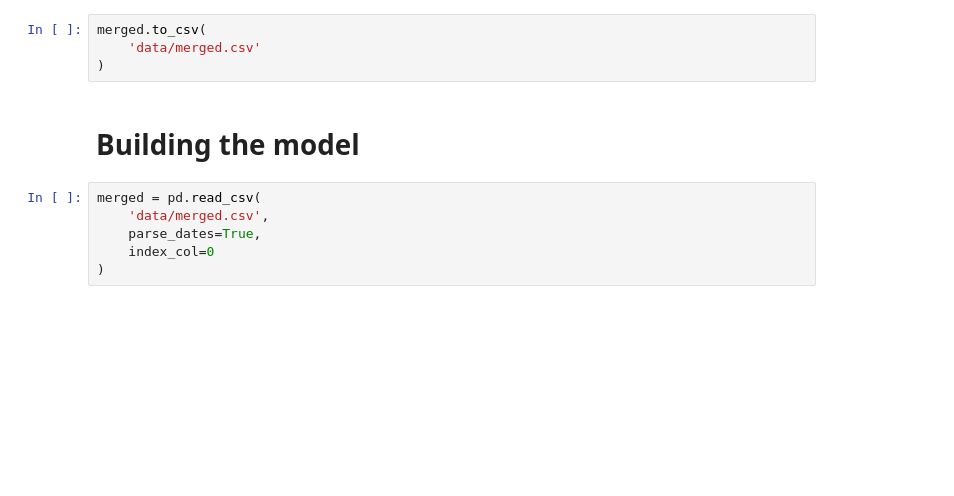
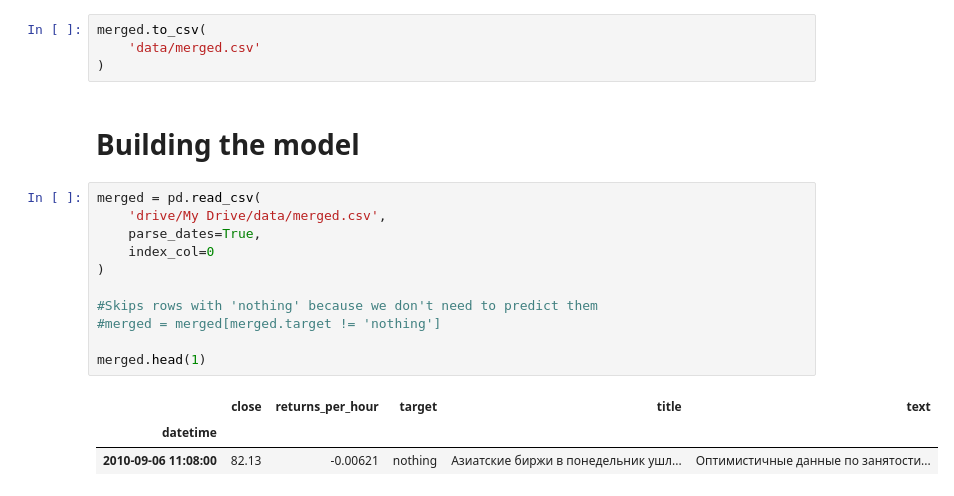
Before and after one commit to Quotermain/sber_stock_analysis, a Jupyter notebook: analysis.ipynb, the cells around one changed output. Saved outputs shown, nothing was run; the diff lists cells and outputs as text; blank space fills up the shorter version.

```diff
--- a/analysis.ipynb
+++ b/analysis.ipynb
@@ -191,7 +218,16 @@ merged.to_csv(
 # Building the model
 # %%
 merged = pd.read_csv(
-    'data/merged.csv',
+    'drive/My Drive/data/merged.csv',
     parse_dates=True,
     index_col=0
 )
+
+#Skips rows with 'nothing' because we don't need to predict them
+#merged = merged[merged.target != 'nothing']
+
+merged.head(1)
+# %% [output]
+|  | close | returns_per_hour | target | title | text |
+| datetime |  |  |  |  |  |
+| 2010-09-06 11:08:00 | 82.13 | -0.00621 | nothing | Азиатские биржи в понедельник ушл... | Оптимистичные данные по занятости... |
```
Also changed, not shown: parts of 33 cells of this notebook.
